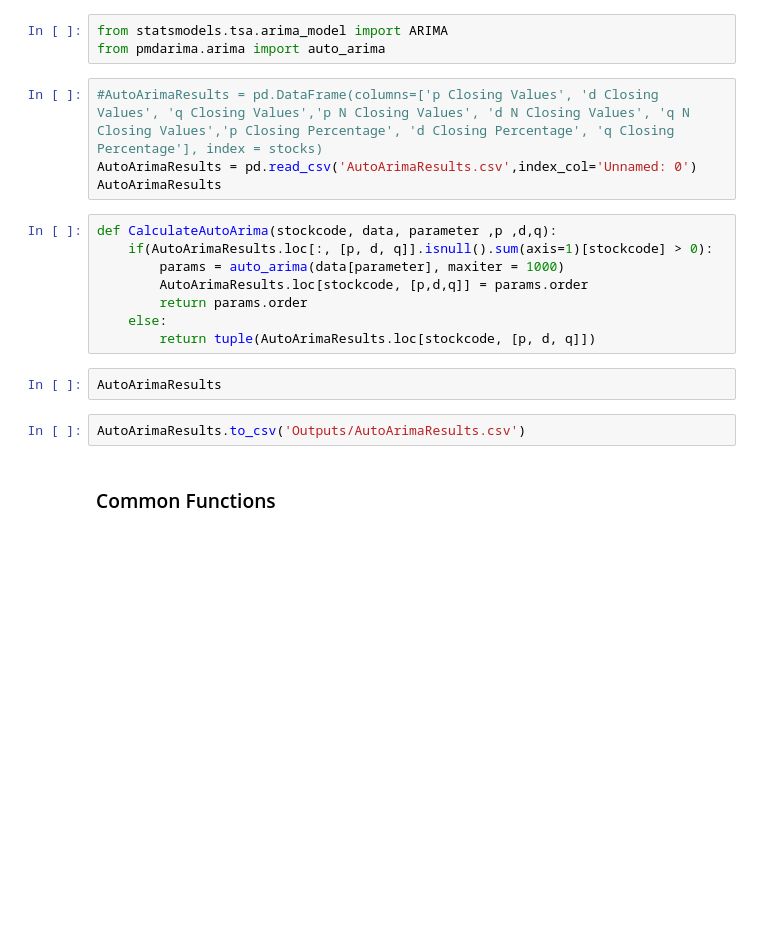
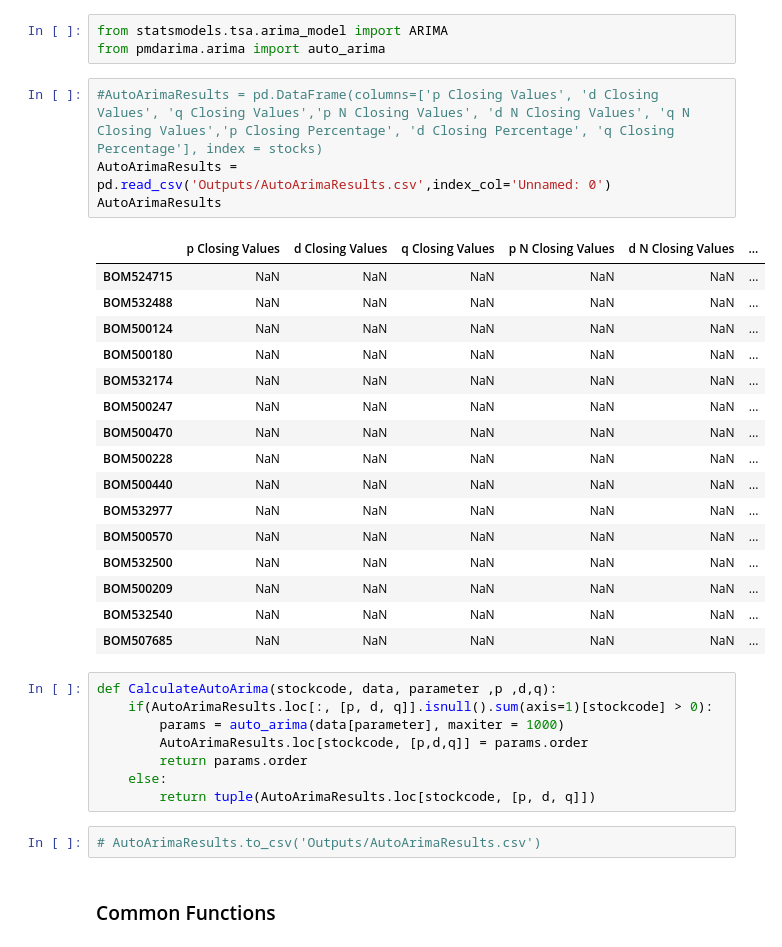
Before and after one commit to acamit/DataScience, a Jupyter notebook: Thesis work/Code/Thesis_Implementation Models.ipynb, the cells around one changed output. Saved outputs shown, nothing was run; the diff lists cells and outputs as text; blank space fills up the shorter version.

```diff
--- a/Thesis work/Code/Thesis_Implementation Models.ipynb
+++ b/Thesis work/Code/Thesis_Implementation Models.ipynb
@@ -460,8 +515,25 @@ from statsmodels.tsa.arima_model import ARIMA
 from pmdarima.arima import auto_arima
 # %%
 #AutoArimaResults = pd.DataFrame(columns=['p Closing Values', 'd Closing Values', 'q Closing Values','p N Closing Values', 'd N Closing Values', 'q N Closing Values','p Closing Percentage', 'd Closing Percentage', 'q Closing Percentage'], index = stocks)
-AutoArimaResults = pd.read_csv('AutoArimaResults.csv',index_col='Unnamed: 0')
+AutoArimaResults = pd.read_csv('Outputs/AutoArimaResults.csv',index_col='Unnamed: 0')
 AutoArimaResults
+# %% [output]
+|  | p Closing Values | d Closing Values | q Closing Values | p N Closing Values | d N Closing Values | ... |
+| BOM524715 | NaN | NaN | NaN | NaN | NaN | ... |
+| BOM532488 | NaN | NaN | NaN | NaN | NaN | ... |
+| BOM500124 | NaN | NaN | NaN | NaN | NaN | ... |
+| BOM500180 | NaN | NaN | NaN | NaN | NaN | ... |
+| BOM532174 | NaN | NaN | NaN | NaN | NaN | ... |
+| BOM500247 | NaN | NaN | NaN | NaN | NaN | ... |
+| BOM500470 | NaN | NaN | NaN | NaN | NaN | ... |
+| BOM500228 | NaN | NaN | NaN | NaN | NaN | ... |
+| BOM500440 | NaN | NaN | NaN | NaN | NaN | ... |
+| BOM532977 | NaN | NaN | NaN | NaN | NaN | ... |
+| BOM500570 | NaN | NaN | NaN | NaN | NaN | ... |
+| BOM532500 | NaN | NaN | NaN | NaN | NaN | ... |
+| BOM500209 | NaN | NaN | NaN | NaN | NaN | ... |
+| BOM532540 | NaN | NaN | NaN | NaN | NaN | ... |
+| BOM507685 | NaN | NaN | NaN | NaN | NaN | ... |
 # %%
 def CalculateAutoArima(stockcode, data, parameter ,p ,d,q):
     if(AutoArimaResults.loc[:, [p, d, q]].isnull().sum(axis=1)[stockcode] > 0):
@@ -470,10 +542,8 @@ def CalculateAutoArima(stockcode, data, parameter ,p ,d,q):
         return params.order
     else:
         return tuple(AutoArimaResults.loc[stockcode, [p, d, q]])
-# %%
-AutoArimaResults
 # %%
-AutoArimaResults.to_csv('Outputs/AutoArimaResults.csv')
+# AutoArimaResults.to_csv('Outputs/AutoArimaResults.csv')
 # %% [markdown]
 ### Common Functions
 # %%
```
Also changed, not shown: parts of 49 cells of this notebook.
